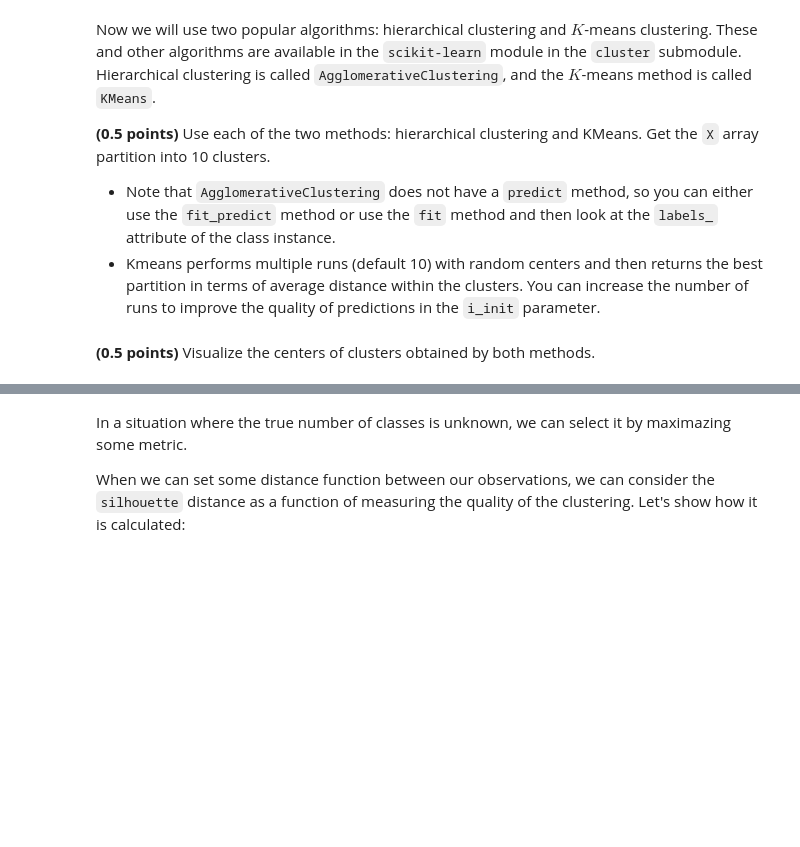
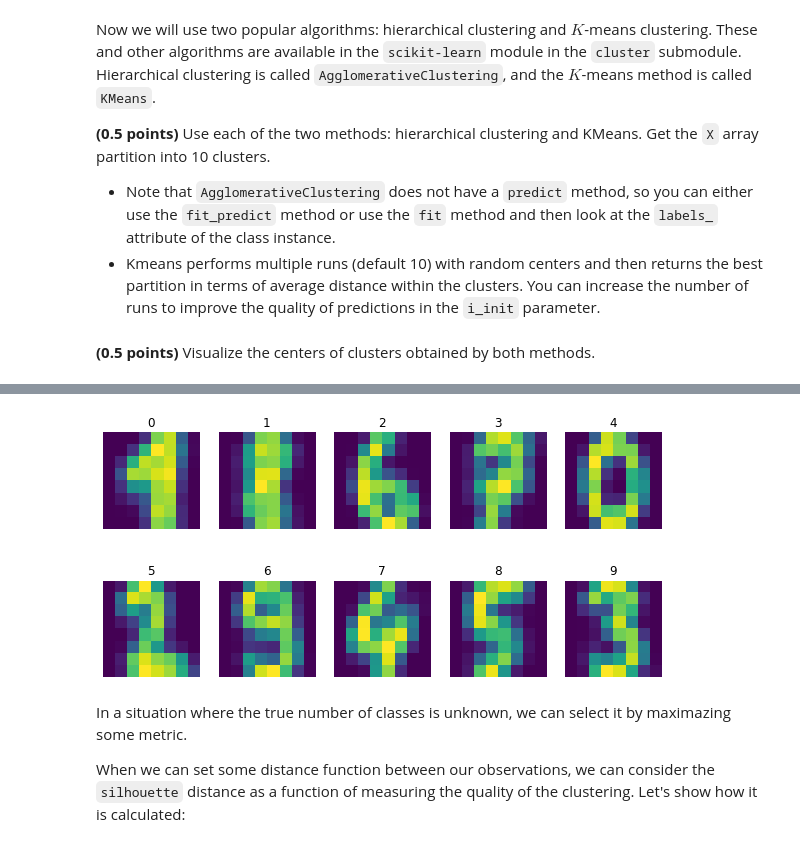
Before and after one commit to Feosen/ml-intro-2022-8, a Jupyter notebook: notebooks/clustering.ipynb, the cells around one changed output, grey strips where cells are left out. Saved outputs shown, nothing was run; the diff lists cells and outputs as text; code cells hidden in the pictures; blank space fills up the shorter version.

```diff
--- a/notebooks/clustering.ipynb
+++ b/notebooks/clustering.ipynb
@@ -175,3 +245,8 @@ assert kmeans_labels.shape == (1797,)
+# %%
+km_centers = calc_centers(X, kmeans_labels, 10)
+show_clusters(km_centers, range(10))
+# %% [output]
+[figure, added]
 # %% [markdown]
 In a situation where the true number of classes is unknown, we can select it by maximazing some metric.
 
```
Also changed, not shown: parts of 15 cells of this notebook.
